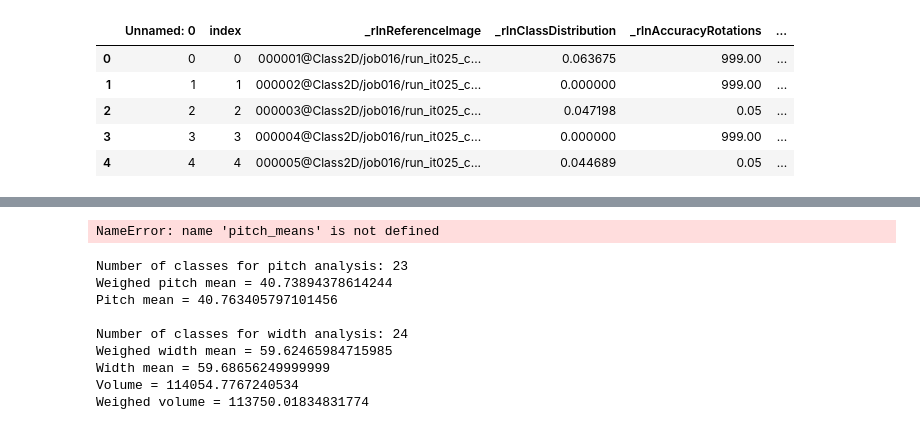
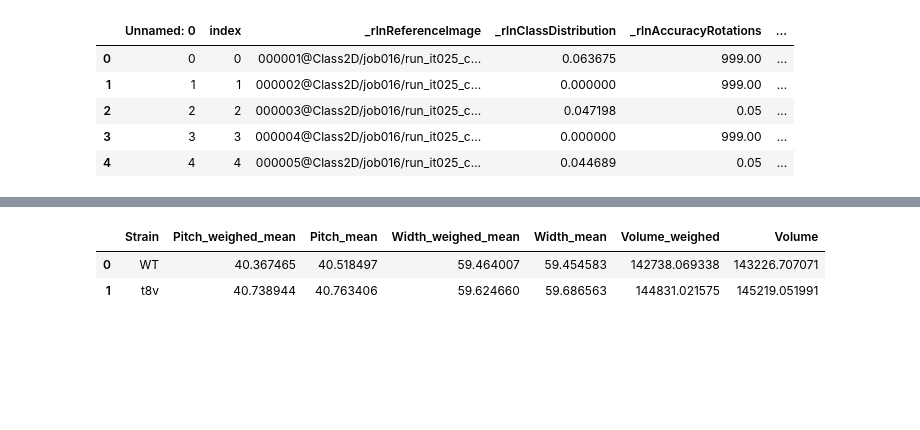
Before and after one commit to lorenzotala/PhD_codes, a Jupyter notebook: Mechanosensation/Python_code/CryoEM/2Dclasses_analysis.ipynb, the cells around one changed output, grey strips where cells are left out. Cells and saved outputs as stored; diff of their text form; code cells hidden in the pictures; blank space fills up the shorter version.

```diff
--- a/Mechanosensation/Python_code/CryoEM/2Dclasses_analysis.ipynb
+++ b/Mechanosensation/Python_code/CryoEM/2Dclasses_analysis.ipynb
@@ -207,64 +210,7 @@ bokeh.io.show(row(p9, p10))
-# %%
-strain='WT'
-Classes = pitch_means.loc[(pitch_means['Strain'] == strain),'Class_nb'].unique()
-print('Number of classes for pitch analysis: '+str(len(Classes)))
-pitch_mean_weighed = np.zeros(len(Classes))
-prevalence = np.zeros(len(Classes))
-for c, cla in enumerate(Classes):
-    prevalence[c] = df_met.loc[(df_met['Strain'] == strain) & (df_met['Class_nb'] == cla), '_rlnClassDistribution']
-for n, c in enumerate(Classes):
-    pitch_mean_weighed[n] = float(pitch_means.loc[(pitch_means['Strain'] == strain) & (pitch_means['Class_nb'] == c),'Pitch']) * float(df_met.loc[(df_met['Strain'] == strain) & (df_met['Class_nb'] == c), '_rlnClassDistribution'])/prevalence.sum()
-print('Weighed pitch mean = '+ str(pitch_mean_weighed.sum()))
-print('Pitch mean = ' + str(pitch_means.loc[(pitch_means['Strain'] == strain),'Pitch'].mean())+'\n')
-
-Classes = width_means.loc[(width_means['Strain'] == strain),'Class_nb'].unique()
-print('Number of classes for width analysis: '+str(len(Classes)))
-width_mean_weighed = np.zeros(len(Classes))
-prevalence = np.zeros(len(Classes))
-for c, cla in enumerate(Classes):
-    prevalence[c] = df_met.loc[(df_met['Strain'] == strain) & (df_met['Class_nb'] == cla), '_rlnClassDistribution']
-for n, c in enumerate(Classes):
-    width_mean_weighed[n] = float(width_means.loc[(width_means['Strain'] == strain) & (width_means['Class_nb'] == c),'Width']) * float(df_met.loc[(df_met['Strain'] == strain) & (df_met['Class_nb'] == c), '_rlnClassDistribution'])/prevalence.sum()
-print('Weighed width mean = '+ str(width_mean_weighed.sum()))
-print('Width mean = ' + str(width_means.loc[(width_means['Strain'] == strain),'Width'].mean()))
-print('Volume = ' + str(pitch_means.loc[(pitch_means['Strain'] == strain),'Pitch'].mean()*width_means.loc[(width_means['Strain'] == strain),'Width'].mean()**2*np.pi/4))
-print('Weighed volume = ' + str(pitch_mean_weighed.sum()*width_mean_weighed.sum()*width_mean_weighed.sum()*np.pi/4))
-# %% [output]
-NameError: name 'pitch_means' is not defined
-# %%
-strain='t8v'
-Classes = pitch_means.loc[(pitch_means['Strain'] == strain),'Class_nb'].unique()
-print('Number of classes for pitch analysis: '+str(len(Classes)))
-pitch_mean_weighed = np.zeros(len(Classes))
-prevalence = np.zeros(len(Classes))
-for c, cla in enumerate(Classes):
-    prevalence[c] = df_met.loc[(df_met['Strain'] == strain) & (df_met['Class_nb'] == cla), '_rlnClassDistribution']
-for n, c in enumerate(Classes):
-    pitch_mean_weighed[n] = float(pitch_means.loc[(pitch_means['Strain'] == strain) & (pitch_means['Class_nb'] == c),'Pitch']) * float(df_met.loc[(df_met['Strain'] == strain) & (df_met['Class_nb'] == c), '_rlnClassDistribution'])/prevalence.sum()
-print('Weighed pitch mean = '+ str(pitch_mean_weighed.sum()))
-print('Pitch mean = ' + str(pitch_means.loc[(pitch_means['Strain'] == strain),'Pitch'].mean())+'\n')
-
-Classes = width_means.loc[(width_means['Strain'] == strain),'Class_nb'].unique()
-print('Number of classes for width analysis: '+str(len(Classes)))
-width_mean_weighed = np.zeros(len(Classes))
-prevalence = np.zeros(len(Classes))
-for c, cla in enumerate(Classes):
-    prevalence[c] = df_met.loc[(df_met['Strain'] == strain) & (df_met['Class_nb'] == cla), '_rlnClassDistribution']
-for n, c in enumerate(Classes):
-    width_mean_weighed[n] = float(width_means.loc[(width_means['Strain'] == strain) & (width_means['Class_nb'] == c),'Width']) * float(df_met.loc[(df_met['Strain'] == strain) & (df_met['Class_nb'] == c), '_rlnClassDistribution'])/prevalence.sum()
-Classes = width_means.loc[(width_means['Strain'] == strain),'Class_nb'].unique()
-
-print('Weighed width mean = '+ str(width_mean_weighed.sum()))
-print('Width mean = ' + str(width_means.loc[(width_means['Strain'] == strain),'Width'].mean()))
-print('Volume = ' + str(pitch_means.loc[(pitch_means['Strain'] == strain),'Pitch'].mean()*width_means.loc[(width_means['Strain'] == strain),'Width'].mean()**2*np.pi/4))
-print('Weighed volume = ' + str(pitch_mean_weighed.sum()*width_mean_weighed.sum()*width_mean_weighed.sum()*np.pi/4))
-# %% [output]
-Number of classes for pitch analysis: 23
-Weighed pitch mean = 40.73894378614244
-Pitch mean = 40.763405797101456
-
-Number of classes for width analysis: 24
-Weighed width mean = 59.62465984715985
-Width mean = 59.68656249999999
-Volume = 114054.7767240534
-Weighed volume = 113750.01834831774
+# %%
+df_features=getMetadata(df_met, 'Pitch', 'Width')
+df_features.head()
+# %% [output]
+|  | Strain | Pitch_weighed_mean | Pitch_mean | Width_weighed_mean | Width_mean | Volume_weighed | Volume |
+| 0 | WT | 40.367465 | 40.518497 | 59.464007 | 59.454583 | 142738.069338 | 143226.707071 |
+| 1 | t8v | 40.738944 | 40.763406 | 59.624660 | 59.686563 | 144831.021575 | 145219.051991 |
```
Also changed, not shown: parts of 7 cells of this notebook, 11 other files.
